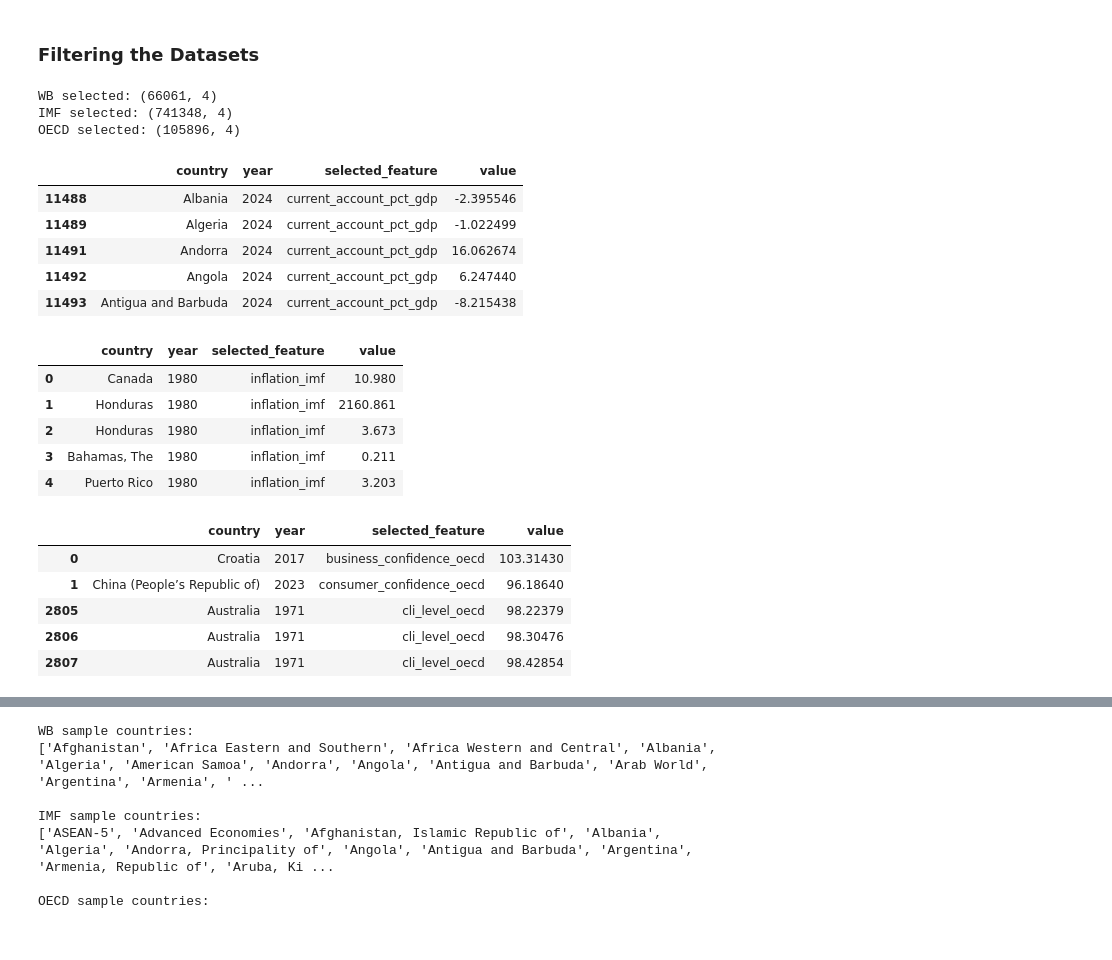
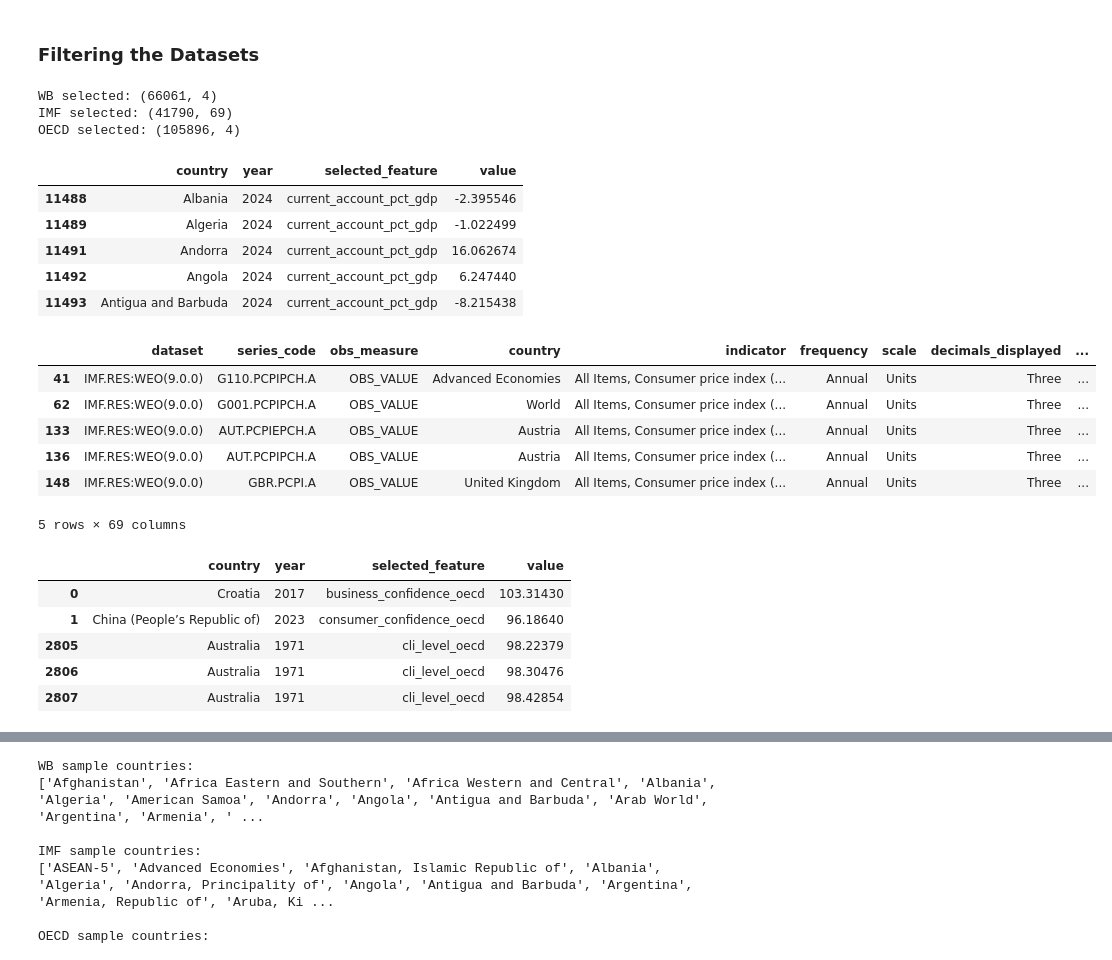
Before and after one commit to tina-ytyuan/SP26_IDS705_ML_Project, a Jupyter notebook: code/merging.ipynb, the cells around one changed output, grey strips where cells are left out. Drawn from its saved outputs; the diff is of its cells as text; code cells hidden in the pictures.

```diff
--- a/code/merging.ipynb
+++ b/code/merging.ipynb
@@ -247,9 +247,12 @@ def filter_by_keywords(df, keyword_map, text_col="indicator_text"):
 ### Filtering the Datasets
 # %%
 wb_selected = filter_wb_by_indicator_ids(wb_clean, wb_indicator_ids)
-imf_selected = filter_by_keywords(
-    imf_clean, imf_indicator_keywords, text_col="indicator_text"
-)
+
+imf_selected = imf_clean[
+    imf_clean["indicator"].str.contains(
+        "consumer price|unemployment", case=False, na=False
+    )
+].copy()
 
 oecd_selected = oecd_clean[
     oecd_clean["indicator_text"].str.contains(
@@ -277,40 +280,59 @@ oecd_selected["selected_feature"] = oecd_selected["indicator_text"].apply(
     assign_oecd_feature
 )
 
 oecd_selected = oecd_selected[
     oecd_selected["selected_feature"].isin(
         [
             "cli_level_oecd",
             "cli_growth_oecd",
             "consumer_confidence_oecd",
             "business_confidence_oecd",
         ]
     )
 ][["country", "year", "selected_feature", "value"]].copy()
 
+
+def assign_imf_feature(text):
+    text = str(text).lower()
+
+    if "consumer price" in text:
+        return "imf_inflation_imf"
+    elif "unemployment" in text:
+        return "imf_unemployment_imf"
+    else:
+        return None
+
+
+imf_selected["selected_feature"] = imf_selected["indicator"].apply(assign_imf_feature)
+imf_selected = imf_selected.dropna(subset=["selected_feature"])
+
+imf_final = imf_selected.groupby(
+    ["country", "year", "selected_feature"], as_index=False
+)["value"].mean()
 print("WB selected:", wb_selected.shape)
 print("IMF selected:", imf_selected.shape)
 print("OECD selected:", oecd_selected.shape)
 
 display(wb_selected.head())
 display(imf_selected.head())
 display(oecd_selected.head())
 # %% [output]
 WB selected: (66061, 4)
-IMF selected: (741348, 4)
+IMF selected: (41790, 69)
 OECD selected: (105896, 4)
 |  | country | year | selected_feature | value |
 | 11488 | Albania | 2024 | current_account_pct_gdp | -2.395546 |
 | 11489 | Algeria | 2024 | current_account_pct_gdp | -1.022499 |
 | 11491 | Andorra | 2024 | current_account_pct_gdp | 16.062674 |
 | 11492 | Angola | 2024 | current_account_pct_gdp | 6.247440 |
 | 11493 | Antigua and Barbuda | 2024 | current_account_pct_gdp | -8.215438 |
-|  | country | year | selected_feature | value |
-| 0 | Canada | 1980 | inflation_imf | 10.980 |
-| 1 | Honduras | 1980 | inflation_imf | 2160.861 |
-| 2 | Honduras | 1980 | inflation_imf | 3.673 |
-| 3 | Bahamas, The | 1980 | inflation_imf | 0.211 |
-| 4 | Puerto Rico | 1980 | inflation_imf | 3.203 |
+|  | dataset | series_code | obs_measure | country | indicator | frequency | scale | decimals_displayed | ... |
+| 41 | IMF.RES:WEO(9.0.0) | G110.PCPIPCH.A | OBS_VALUE | Advanced Economies | All Items, Consumer price index (... | Annual | Units | Three | ... |
+| 62 | IMF.RES:WEO(9.0.0) | G001.PCPIPCH.A | OBS_VALUE | World | All Items, Consumer price index (... | Annual | Units | Three | ... |
+| 133 | IMF.RES:WEO(9.0.0) | AUT.PCPIEPCH.A | OBS_VALUE | Austria | All Items, Consumer price index (... | Annual | Units | Three | ... |
+| 136 | IMF.RES:WEO(9.0.0) | AUT.PCPIPCH.A | OBS_VALUE | Austria | All Items, Consumer price index (... | Annual | Units | Three | ... |
+| 148 | IMF.RES:WEO(9.0.0) | GBR.PCPI.A | OBS_VALUE | United Kingdom | All Items, Consumer price index (... | Annual | Units | Three | ... |
+5 rows × 69 columns
 |  | country | year | selected_feature | value |
 | 0 | Croatia | 2017 | business_confidence_oecd | 103.31430 |
 | 1 | China (People’s Republic of) | 2023 | consumer_confidence_oecd | 96.18640 |
```
Also changed, not shown: parts of 17 cells of this notebook, 1 other file.
